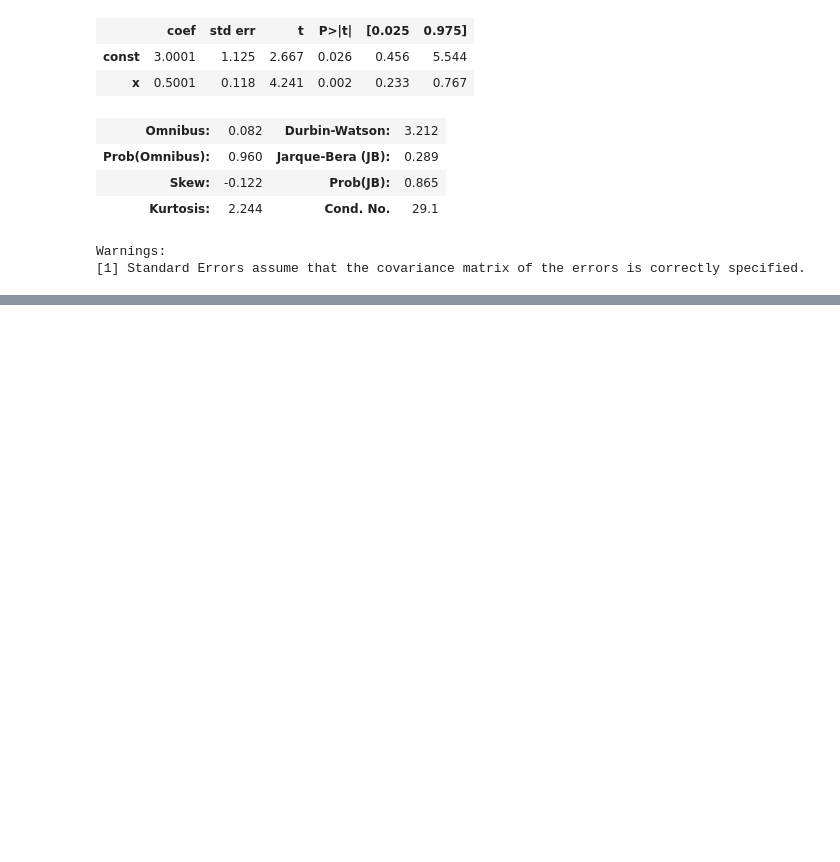
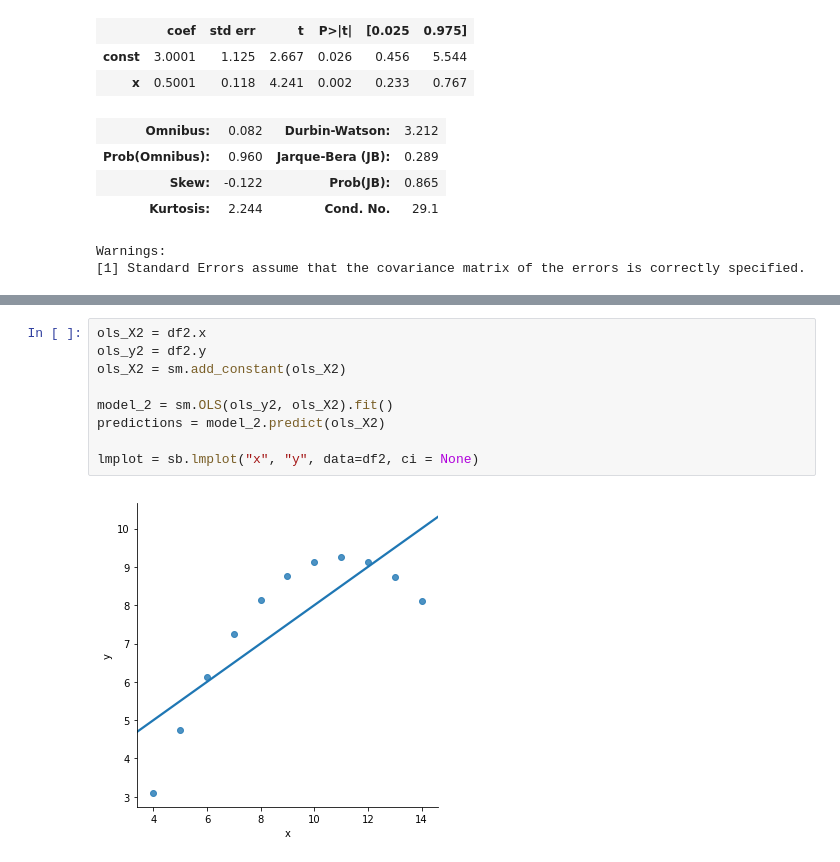
Before and after one commit to jin-sj/cs686_machine_learning, a Jupyter notebook: hw2/homework_02.ipynb, the cells around one changed output, grey strips where cells are left out. Cells and saved outputs as stored; diff of their text form; blank space fills up the shorter version.

```diff
--- a/hw2/homework_02.ipynb
+++ b/hw2/homework_02.ipynb
@@ -509,0 +522,11 @@ dtype: float64
+# %%
+ols_X2 = df2.x
+ols_y2 = df2.y
+ols_X2 = sm.add_constant(ols_X2)
+
+model_2 = sm.OLS(ols_y2, ols_X2).fit()
+predictions = model_2.predict(ols_X2)
+
+lmplot = sb.lmplot("x", "y", data=df2, ci = None)
+# %% [output]
+[figure, added]
```
Also changed, not shown: parts of 18 cells of this notebook.
